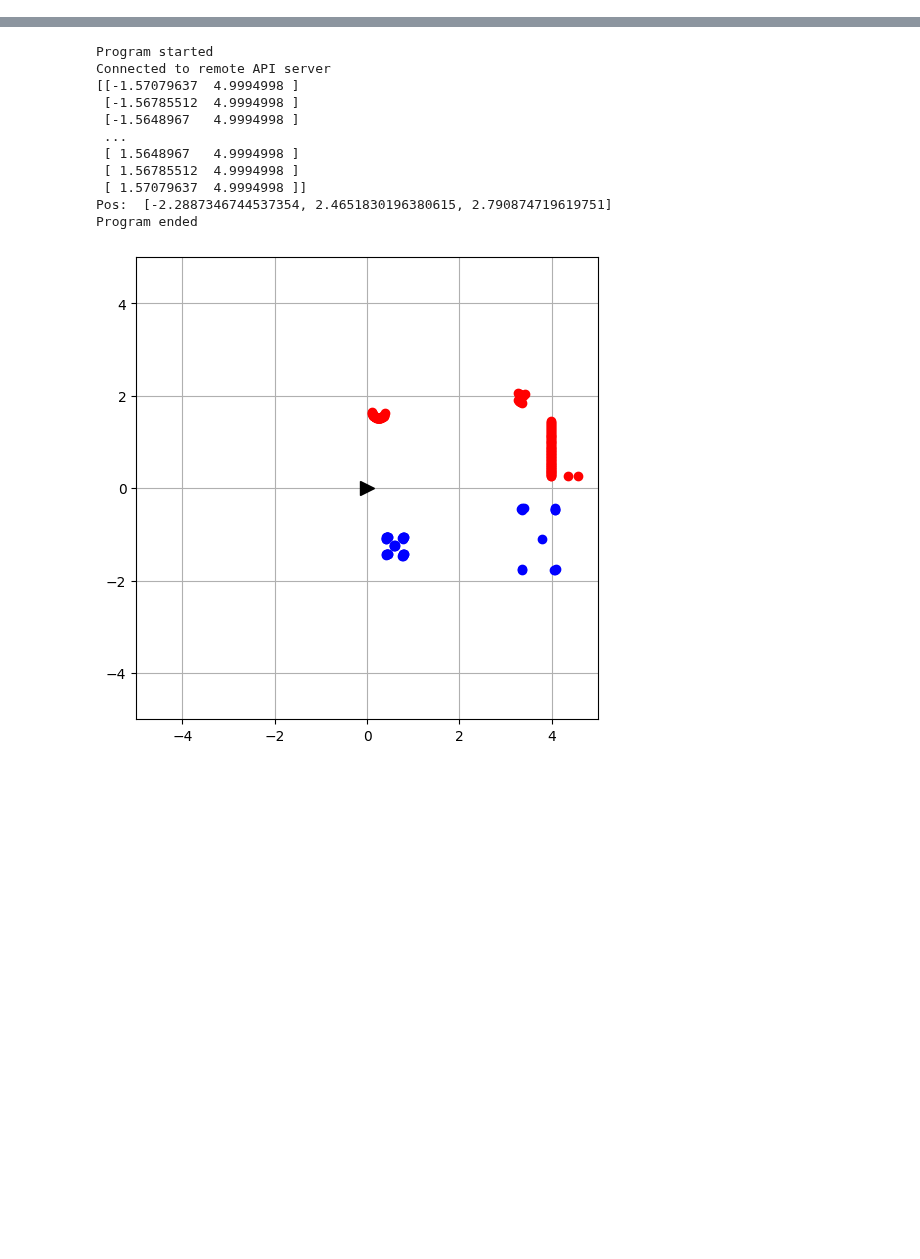
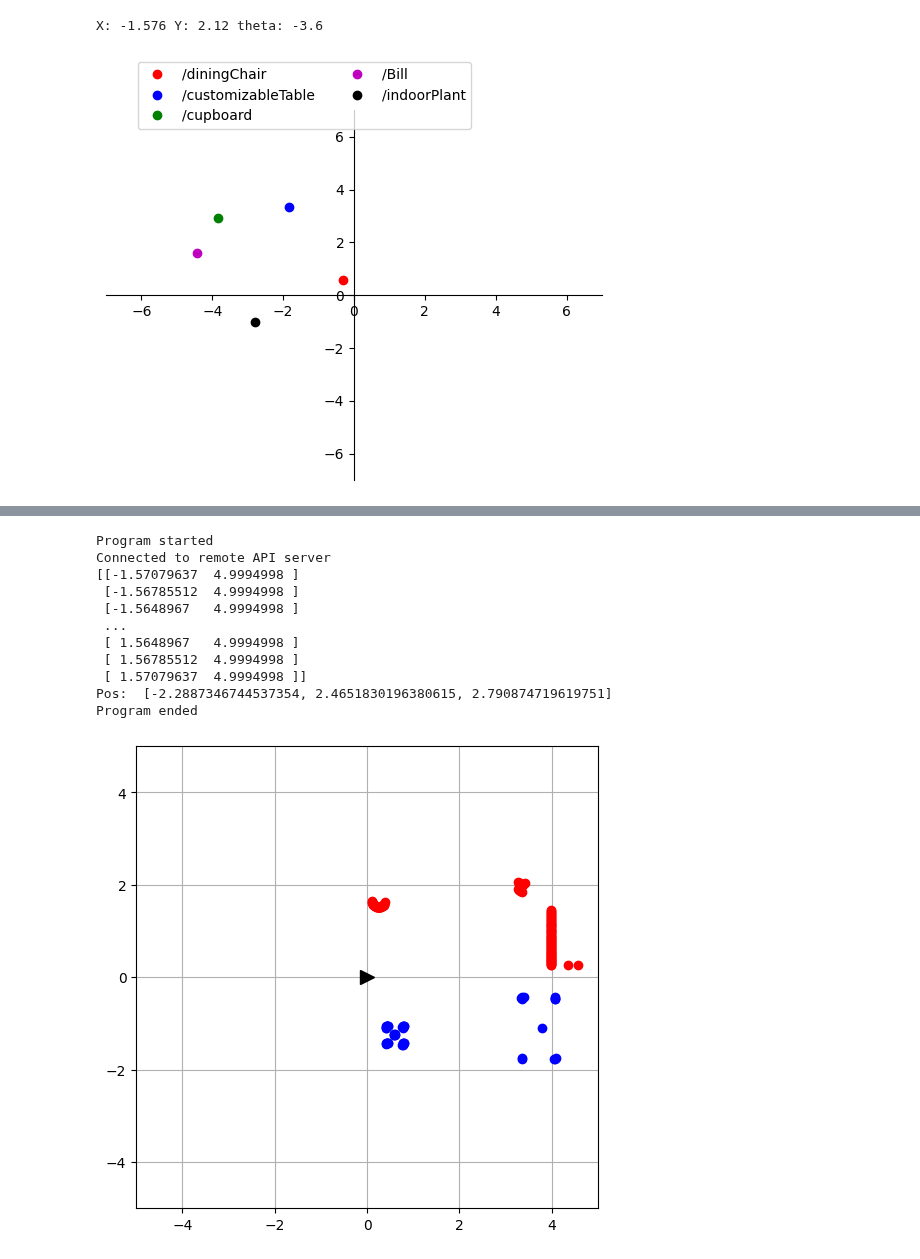
Before and after one commit to EnnesJp/robotica-movel-tp1, a Jupyter notebook: robotica-movel-tp1.ipynb, the cells around one changed output, grey strips where cells are left out. Drawn from its saved outputs; the diff is of its cells as text; code cells hidden in the pictures; blank space fills up the shorter version.

```diff
--- a/robotica-movel-tp1.ipynb
+++ b/robotica-movel-tp1.ipynb
@@ -13,0 +179,15 @@ import time
+# %%
+x = -1.576
+y = 2.12
+theta = -3.6
+
+sim.setObjectPosition(robot, [x, y, 0.13879307])
+sim.setObjectOrientation(robot, [.0, .0, theta])
+
+print('X:', x, 'Y:', y, 'theta:', theta)
+
+robotRef = calculateReferances(robotName, otherObjects)
+plot2DView([otherObject[1] for otherObject in robotRef], [otherObject[0] for otherObject in robotRef])
+# %% [output]
+X: -1.576 Y: 2.12 theta: -3.6
+[figure, added]
```
Also changed, not shown: parts of 20 cells of this notebook.
